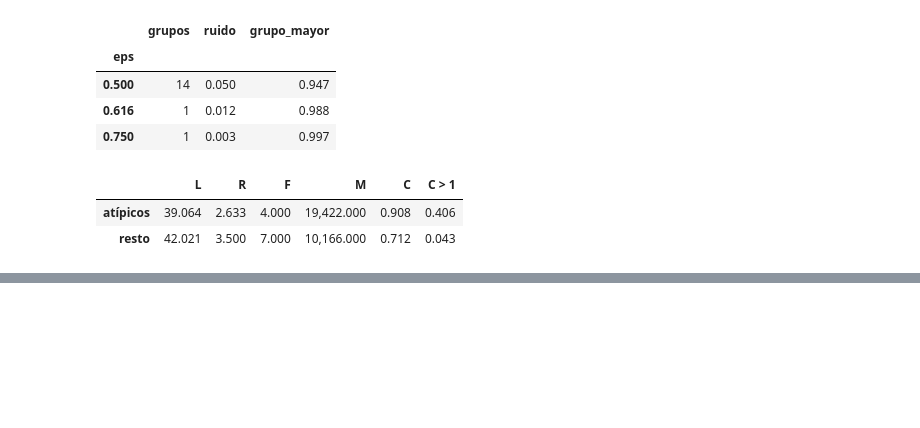
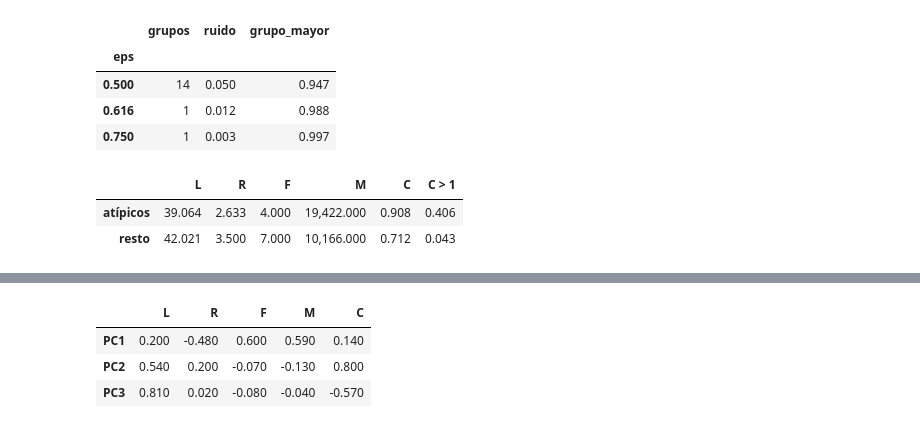
Before and after one commit to freddxvill/segmentacion-clientes-aerolinea, a Jupyter notebook: notebooks/05_clustering.ipynb, the cells around one changed output, grey strips where cells are left out. Cells and saved outputs as stored; diff of their text form; code cells hidden in the pictures; blank space fills up the shorter version.

```diff
--- a/notebooks/05_clustering.ipynb
+++ b/notebooks/05_clustering.ipynb
@@ -325,0 +357,7 @@ profile
+# %%
+pca.loadings.round(2)
+# %% [output]
+|  | L | R | F | M | C |
+| PC1 | 0.200 | -0.480 | 0.600 | 0.590 | 0.140 |
+| PC2 | 0.540 | 0.200 | -0.070 | -0.130 | 0.800 |
+| PC3 | 0.810 | 0.020 | -0.080 | -0.040 | -0.570 |
```
Also changed, not shown: parts of 21 cells of this notebook, 21 other files.
